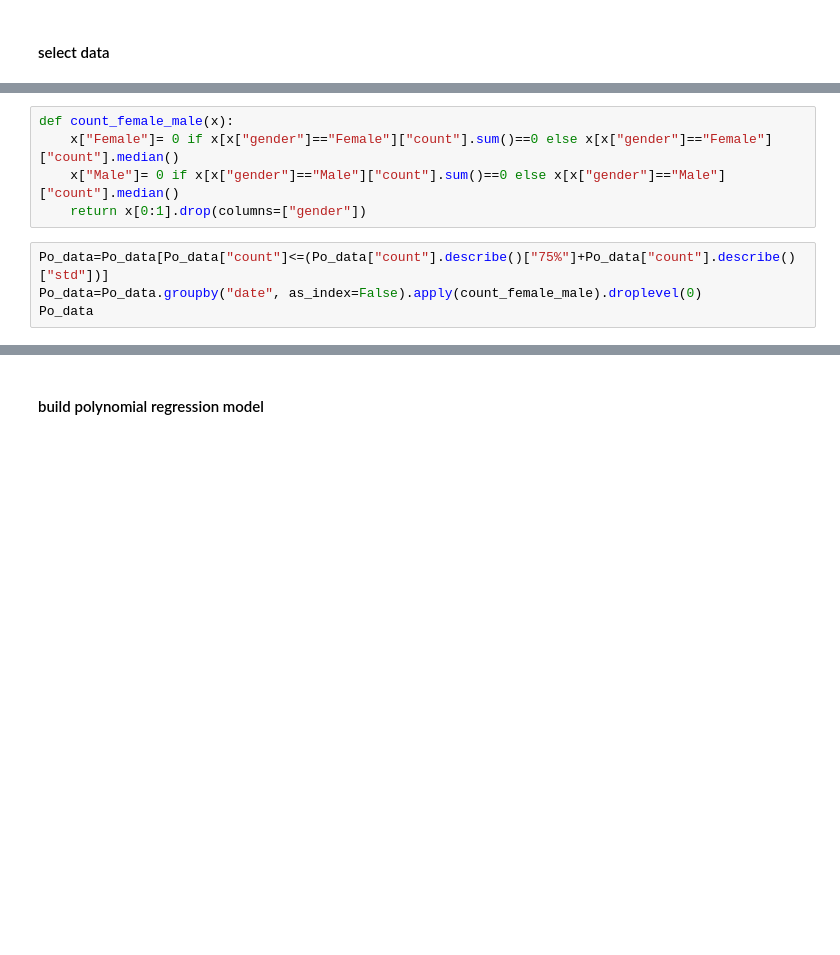
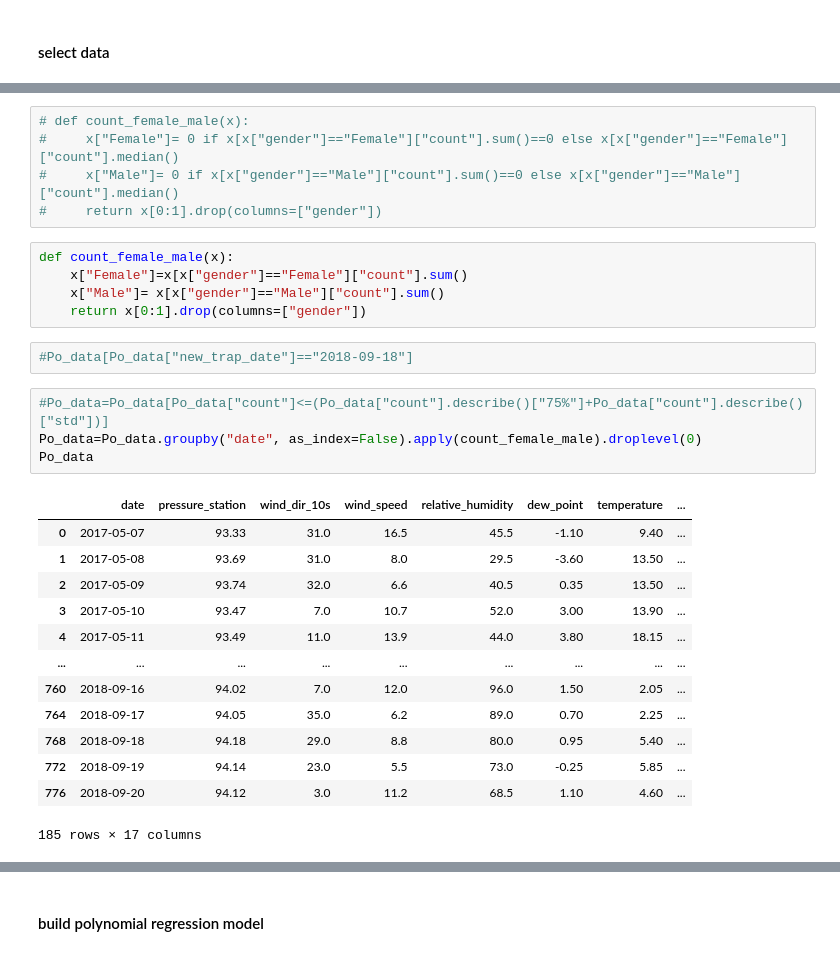
Before and after one commit to essamgouda97/ECE720-project1, a Jupyter notebook: task1_Alan.ipynb, the cells around one changed output, grey strips where cells are left out. Cells and saved outputs as stored; diff of their text form; blank space fills up the shorter version.

```diff
--- a/task1_Alan.ipynb
+++ b/task1_Alan.ipynb
@@ -444,12 +822,33 @@ Po_data.head()
 # %%
-def count_female_male(x):
-    x["Female"]= 0 if x[x["gender"]=="Female"]["count"].sum()==0 else x[x["gender"]=="Female"]["count"].median()
-    x["Male"]= 0 if x[x["gender"]=="Male"]["count"].sum()==0 else x[x["gender"]=="Male"]["count"].median()
-    return x[0:1].drop(columns=["gender"])
+# def count_female_male(x):
+#     x["Female"]= 0 if x[x["gender"]=="Female"]["count"].sum()==0 else x[x["gender"]=="Female"]["count"].median()
+#     x["Male"]= 0 if x[x["gender"]=="Male"]["count"].sum()==0 else x[x["gender"]=="Male"]["count"].median()
+#     return x[0:1].drop(columns=["gender"])
+# %%
+def count_female_male(x):
+    x["Female"]=x[x["gender"]=="Female"]["count"].sum()
+    x["Male"]= x[x["gender"]=="Male"]["count"].sum()
+    return x[0:1].drop(columns=["gender"])
+# %%
+#Po_data[Po_data["new_trap_date"]=="2018-09-18"]
 # %%
-Po_data=Po_data[Po_data["count"]<=(Po_data["count"].describe()["75%"]+Po_data["count"].describe()["std"])]
+#Po_data=Po_data[Po_data["count"]<=(Po_data["count"].describe()["75%"]+Po_data["count"].describe()["std"])]
 Po_data=Po_data.groupby("date", as_index=False).apply(count_female_male).droplevel(0)
 Po_data
+# %% [output]
+|  | date | pressure_station | wind_dir_10s | wind_speed | relative_humidity | dew_point | temperature | ... |
+| 0 | 2017-05-07 | 93.33 | 31.0 | 16.5 | 45.5 | -1.10 | 9.40 | ... |
+| 1 | 2017-05-08 | 93.69 | 31.0 | 8.0 | 29.5 | -3.60 | 13.50 | ... |
+| 2 | 2017-05-09 | 93.74 | 32.0 | 6.6 | 40.5 | 0.35 | 13.50 | ... |
+| 3 | 2017-05-10 | 93.47 | 7.0 | 10.7 | 52.0 | 3.00 | 13.90 | ... |
+| 4 | 2017-05-11 | 93.49 | 11.0 | 13.9 | 44.0 | 3.80 | 18.15 | ... |
+| ... | ... | ... | ... | ... | ... | ... | ... | ... |
+| 760 | 2018-09-16 | 94.02 | 7.0 | 12.0 | 96.0 | 1.50 | 2.05 | ... |
+| 764 | 2018-09-17 | 94.05 | 35.0 | 6.2 | 89.0 | 0.70 | 2.25 | ... |
+| 768 | 2018-09-18 | 94.18 | 29.0 | 8.8 | 80.0 | 0.95 | 5.40 | ... |
+| 772 | 2018-09-19 | 94.14 | 23.0 | 5.5 | 73.0 | -0.25 | 5.85 | ... |
+| 776 | 2018-09-20 | 94.12 | 3.0 | 11.2 | 68.5 | 1.10 | 4.60 | ... |
+185 rows × 17 columns
 # %%
 fig, ax = plt.subplots(figsize=(12,12))
 sns.heatmap(Po_data.corr(), annot=True, ax=ax)
```
Also changed, not shown: parts of 52 cells of this notebook.
